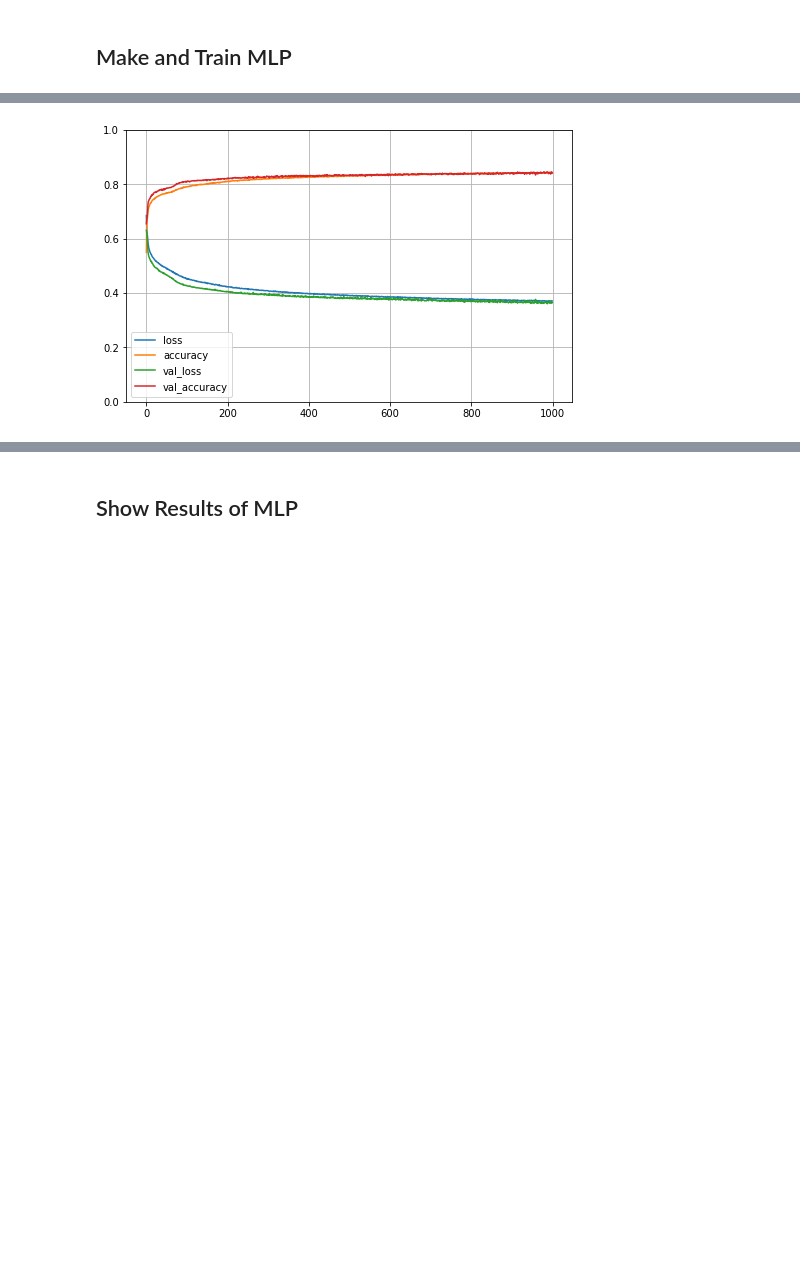
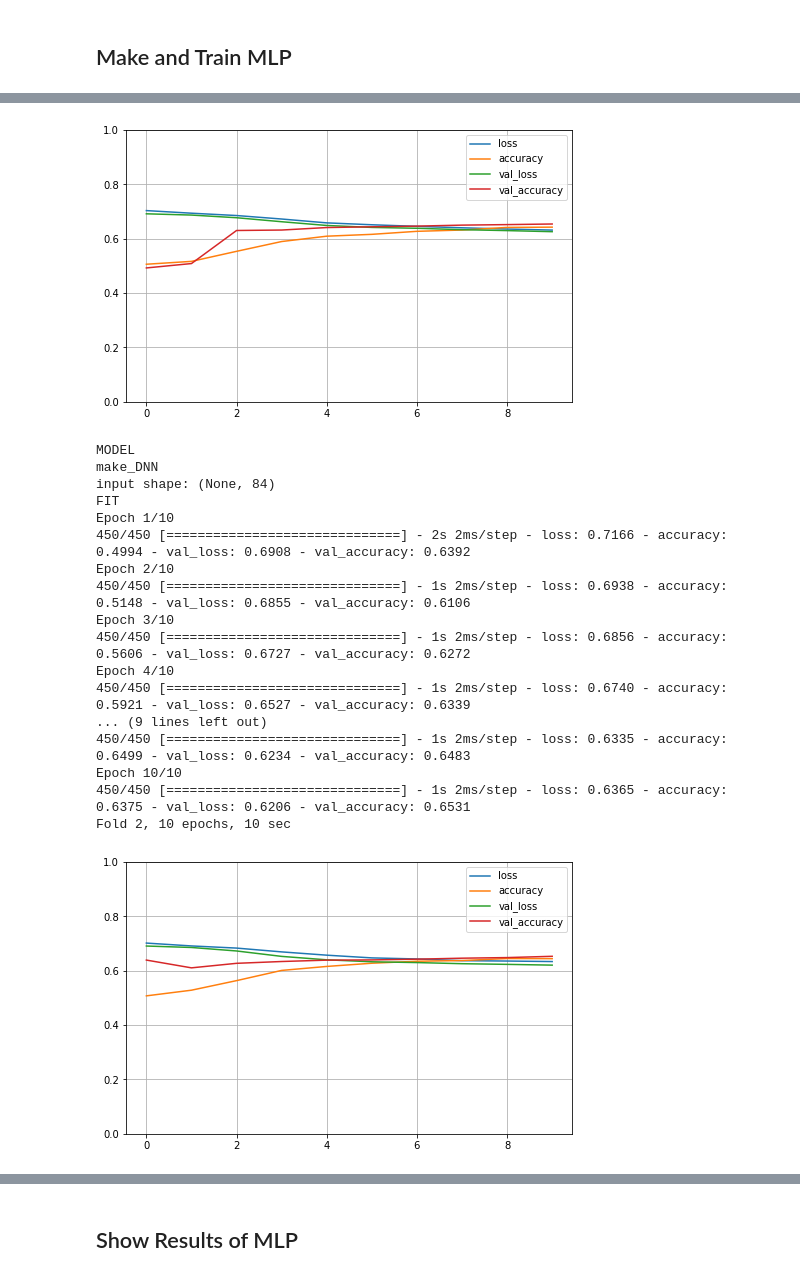
Before and after one commit to ShepherdCode/Soars2021, a Jupyter notebook: Notebooks/Analyzer_MLP_101.ipynb, the cells around one changed output, grey strips where cells are left out. Cells and saved outputs as stored; diff of their text form; code cells hidden in the pictures; blank space fills up the shorter version.

Commit message:
Use Analyzer_MLP_100 layers and params. Balance mRNA and lncRNA counts. Save best model instead of last.

```diff
--- a/Notebooks/Analyzer_MLP_101.ipynb
+++ b/Notebooks/Analyzer_MLP_101.ipynb
@@ -175,14 +170,17 @@ Valid NC seqs: 46911
+# %%
+pc_sequences = pc_sequences[:SAMPLE_SIZE]
+nc_sequences = nc_sequences[:SAMPLE_SIZE]
 # %% [markdown]
 ## Set Up MLP
 # %%
-RATIO_TRAIN_TO_TEST = 0.99
+RATIO_TRAIN_TO_TEST = 0.90
 INPUT_SHAPE = (None, 4**3 + 4**2 + 4**1)
 MAX_K = 3
 NEURONS = 16
 DROP_RATE = 0.1
-EPOCHS = 1000
+EPOCHS = 10
 SPLITS = 5
-FOLDS = 1
+FOLDS = 5
 # %% [markdown]
 Define what is training data and what is testing data
 # %%
@@ -272,12 +270,6 @@ def make_DNN():
     dnn.add(Dense(NEURONS, activation="sigmoid", dtype=dt))
     dnn.add(Dropout(DROP_RATE))
 
-    dnn.add(Dense(NEURONS, activation="sigmoid", dtype=dt))  # relu doesn't work as well
-    dnn.add(Dropout(DROP_RATE))
-
-    dnn.add(Dense(NEURONS, activation="sigmoid", dtype=dt))
-    dnn.add(Dropout(DROP_RATE))
-
     dnn.add(Dense(1, activation="sigmoid", dtype=dt))
 
     dnn.compile(optimizer='adam',    # adadelta doesn't work as well
@@ -312,9 +304,9 @@ def do_cross_validation(X,y):
     """
     cv_scores = []
     fold=0
-    #mycallbacks = [ModelCheckpoint(
-    #    filepath=MODELPATH, save_best_only=True,
-    #    monitor='val_accuracy', mode='max')]
+    mycallbacks = [ModelCheckpoint(
+        filepath=MODELPATH, save_best_only=True,
+        monitor='val_accuracy', mode='max')]
     # When shuffle=True, the valid indices are a random subset.
     splitter = KFold(n_splits=SPLITS, shuffle=True)
     model = None
@@ -333,7 +325,7 @@ def do_cross_validation(X,y):
             history=model.fit(X_train, y_train,
                 epochs=EPOCHS,
                 verbose=1,  # ascii art while learning
-                # callbacks=mycallbacks,   # called at end of each epoch
+                callbacks=mycallbacks,   # called at end of each epoch
                 validation_data=(X_valid,y_valid))
             end_time=time.time()
             elapsed_time=(end_time-start_time)
@@ -345,7 +337,7 @@ def do_cross_validation(X,y):
             plt.show()
     return model  # parameters at end of training
 # %%
-last_model = do_cross_validation(Xfrq, y)
+best_model = do_cross_validation(Xfrq, y)
 # %% [output]
 MODEL
 make_DNN
@@ -367 +359,19 @@ Fold 1, 1000 epochs, 5558 sec
-[figure, old version]
+[figure, new version]
+MODEL
+make_DNN
+input shape: (None, 84)
+FIT
+Epoch 1/10
+450/450 [==============================] - 2s 2ms/step - loss: 0.7166 - accuracy: 0.4994 - val_loss: 0.6908 - val_accuracy: 0.6392
+Epoch 2/10
+450/450 [==============================] - 1s 2ms/step - loss: 0.6938 - accuracy: 0.5148 - val_loss: 0.6855 - val_accuracy: 0.6106
+Epoch 3/10
+450/450 [==============================] - 1s 2ms/step - loss: 0.6856 - accuracy: 0.5606 - val_loss: 0.6727 - val_accuracy: 0.6272
+Epoch 4/10
+450/450 [==============================] - 1s 2ms/step - loss: 0.6740 - accuracy: 0.5921 - val_loss: 0.6527 - val_accuracy: 0.6339
+... (9 lines left out)
+450/450 [==============================] - 1s 2ms/step - loss: 0.6335 - accuracy: 0.6499 - val_loss: 0.6234 - val_accuracy: 0.6483
+Epoch 10/10
+450/450 [==============================] - 1s 2ms/step - loss: 0.6365 - accuracy: 0.6375 - val_loss: 0.6206 - val_accuracy: 0.6531
+Fold 2, 10 epochs, 10 sec
+[figure, added]
```
Also changed, not shown: parts of 11 cells of this notebook.
